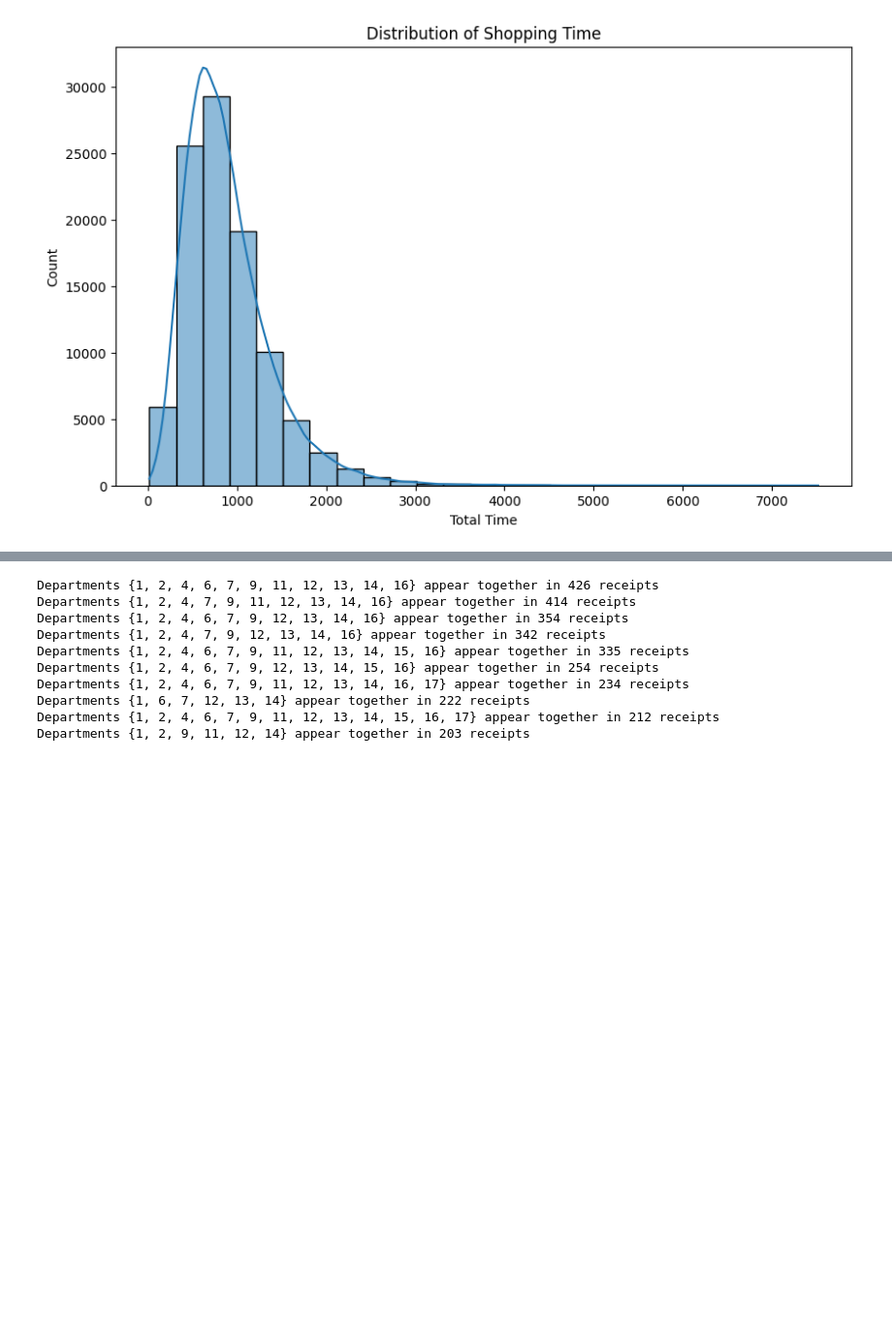
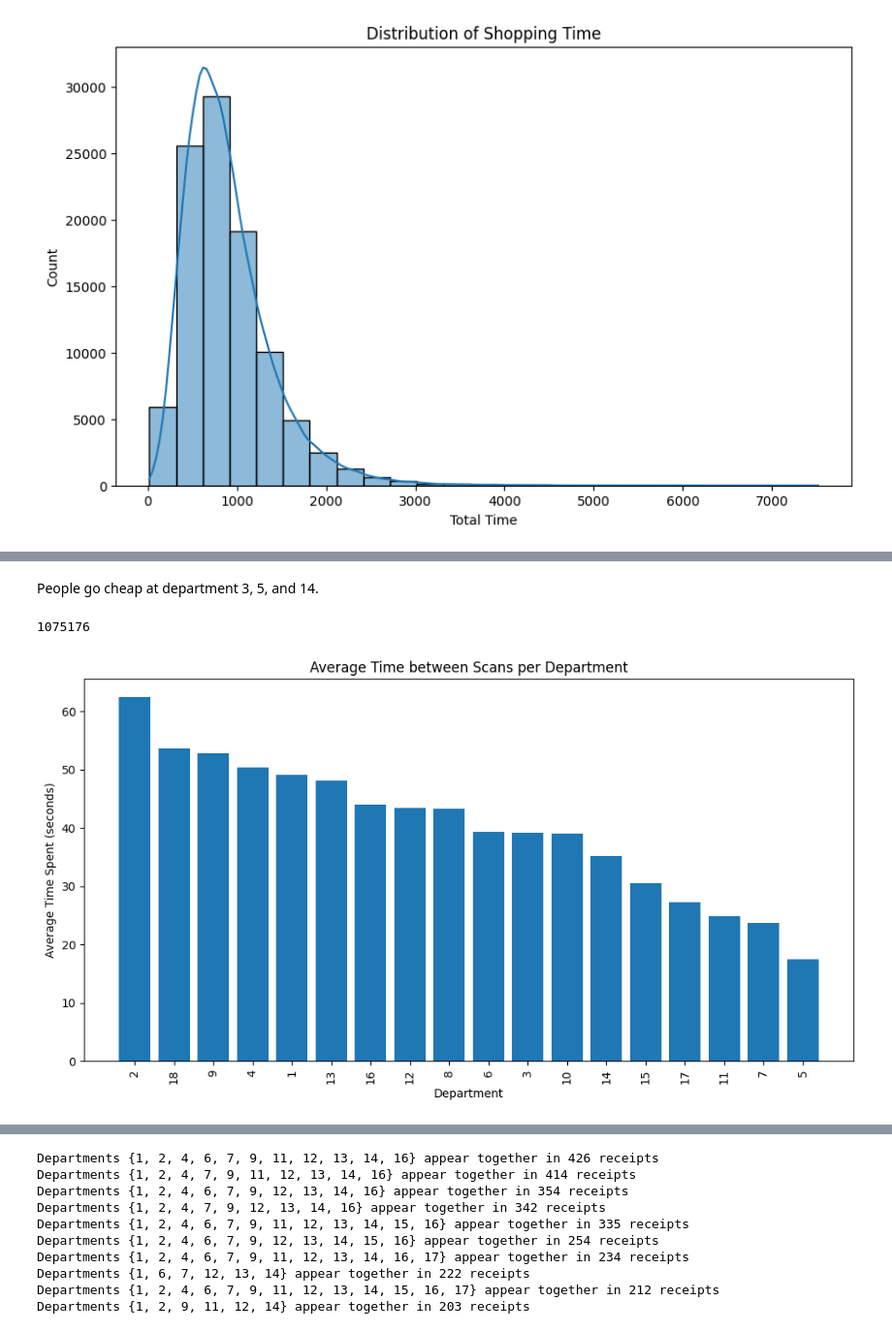
Before and after one commit to sangwooyu7/ahaanomalydetection, a Jupyter notebook: sangwoo/eda.ipynb, the cells around one changed output, grey strips where cells are left out. Shown at 97% size. Saved outputs shown, nothing was run; the diff lists cells and outputs as text; code cells hidden in the pictures; blank space fills up the shorter version.

```diff
--- a/sangwoo/eda.ipynb
+++ b/sangwoo/eda.ipynb
@@ -58,0 +80,27 @@ Considering the bin width, the majority of customers spend 10~20 minutes per rec
+# %% [markdown]
+People go cheap at department 3, 5, and 14.
+# %%
+# lagged variable
+scans_df['PrevDept'] = scans_df['Department'].shift(1)
+same_dept_scans = scans_df['Department'] == scans_df['PrevDept']
+same_debt_scans_df = scans_df[same_dept_scans]
+print(len(same_debt_scans_df))
+
+same_dept_time = same_debt_scans_df.groupby('Department')['Time'].sum().reset_index()
+same_dept_count = same_debt_scans_df.groupby('Department')['Time'].count().reset_index()
+
+same_dept_time = same_dept_time.merge(same_dept_count, on='Department')
+same_dept_time['Avg_Time'] = same_dept_time['Time_x'] / same_dept_time['Time_y']
+
+same_dept_time = same_dept_time.sort_values(by='Avg_Time', ascending=False)
+
+plt.figure(figsize=(12, 6))
+plt.bar(range(len(same_dept_time)), same_dept_time['Avg_Time'])
+plt.xlabel('Department')
+plt.ylabel('Average Time Spent (seconds)')
+plt.title('Average Time between Scans per Department')
+plt.xticks(range(len(same_dept_time)), same_dept_time['Department'], rotation=90)
+plt.show()
+# %% [output]
+1075176
+[figure, added]
```
Also changed, not shown: parts of 7 cells of this notebook.
